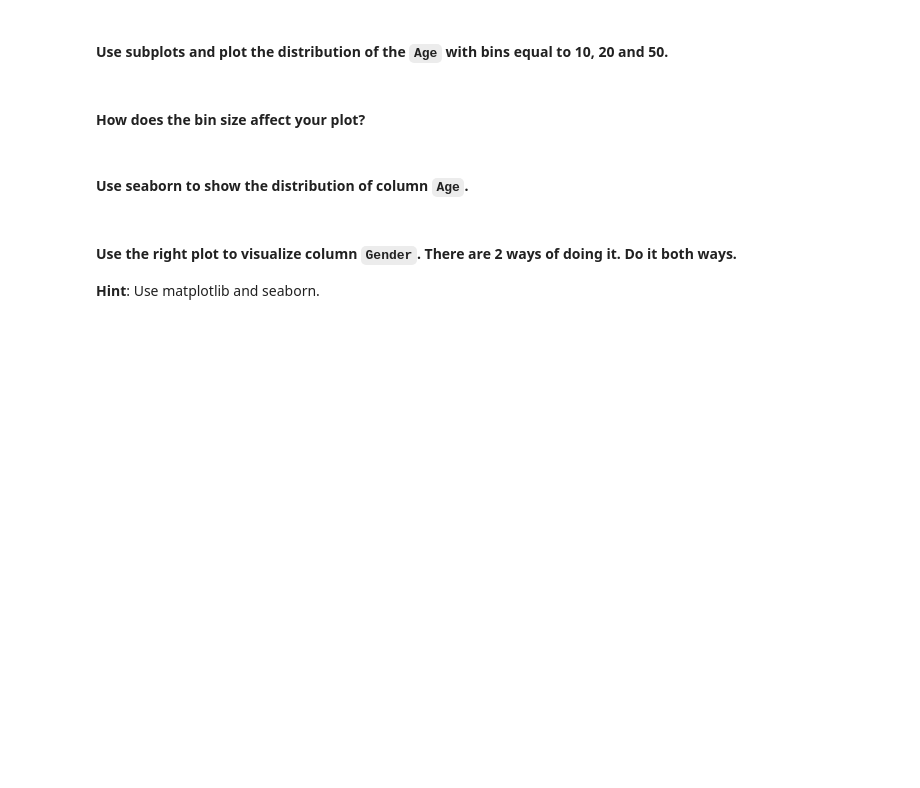
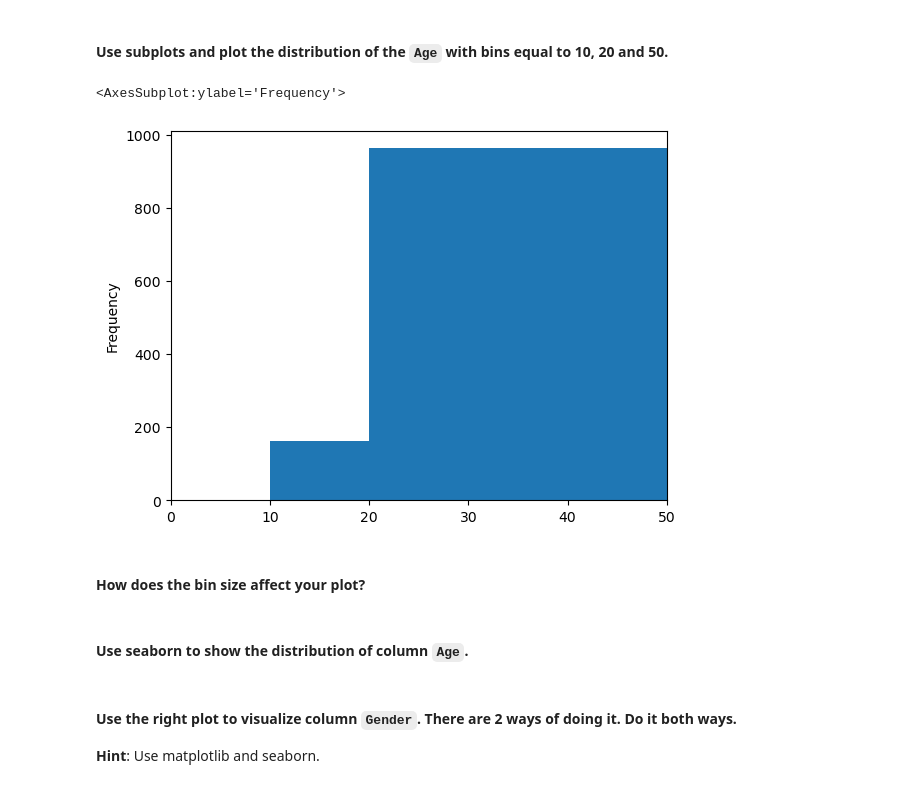
Before and after one commit to jdediegoAb/dataptmad0522_labs, a Jupyter notebook: module-2/matplotlib-seaborn/your-code/main.ipynb, the cells around one changed output. Cells and saved outputs as stored; diff of their text form; code cells hidden in the pictures; blank space fills up the shorter version.

```diff
--- a/module-2/matplotlib-seaborn/your-code/main.ipynb
+++ b/module-2/matplotlib-seaborn/your-code/main.ipynb
@@ -149,3 +260,9 @@ How the average number of steps change by month. Use the appropriate visualizati
+# %%
+# your code here
+titanic['Age'].plot(kind='hist', bins=[10,20,50], xlim=(0,50))
+# %% [output]
+<AxesSubplot:ylabel='Frequency'>
+[figure, added]
 # %% [markdown]
 #### How does the bin size affect your plot?
 # %%
```
Also changed, not shown: parts of 23 cells of this notebook, 1 other file.
